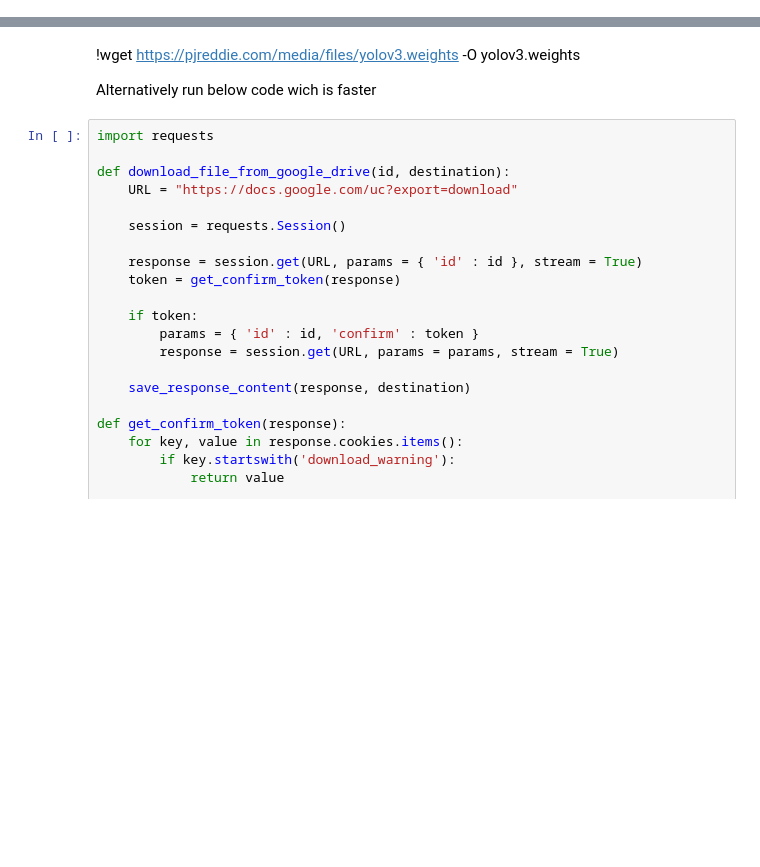
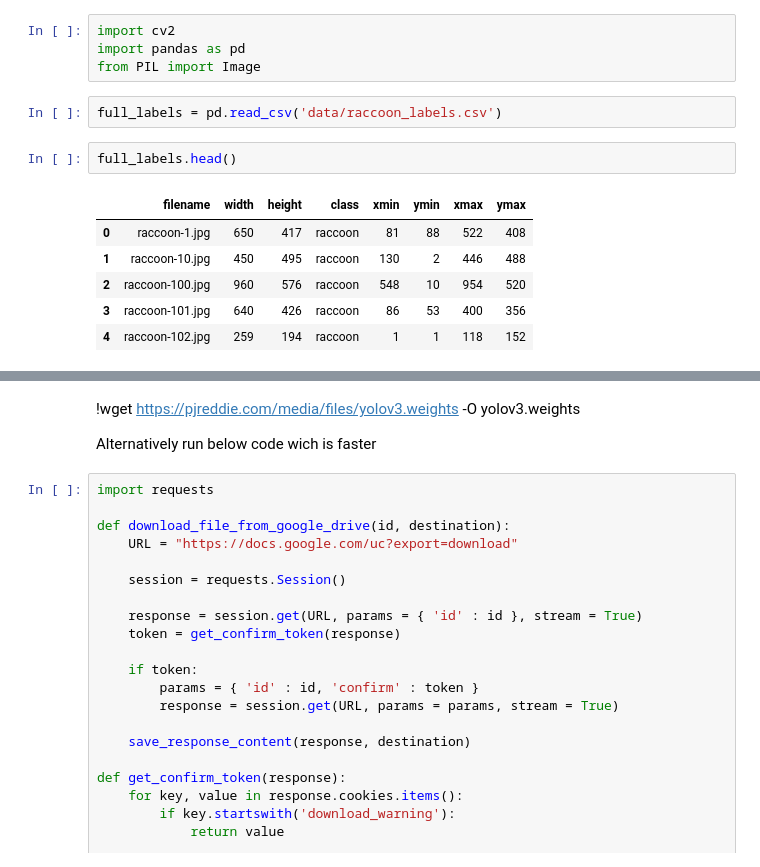
Before and after one commit to abhiyantaabhishek/speed_bump, a Jupyter notebook: yolo_train.ipynb, the cells around one changed output, grey strips where cells are left out. Saved outputs shown, nothing was run; the diff lists cells and outputs as text; blank space fills up the shorter version.

```diff
--- a/yolo_train.ipynb
+++ b/yolo_train.ipynb
@@ -24,0 +27,15 @@ Successfully installed Keras-2.3.1 Markdown-3.1.1 PyYAML-5.3 Werkzeug-0.16.0 grp
+# %%
+import cv2
+import pandas as pd
+from PIL import Image
+# %%
+full_labels = pd.read_csv('data/raccoon_labels.csv')
+# %%
+full_labels.head()
+# %% [output]
+|  | filename | width | height | class | xmin | ymin | xmax | ymax |
+| 0 | raccoon-1.jpg | 650 | 417 | raccoon | 81 | 88 | 522 | 408 |
+| 1 | raccoon-10.jpg | 450 | 495 | raccoon | 130 | 2 | 446 | 488 |
+| 2 | raccoon-100.jpg | 960 | 576 | raccoon | 548 | 10 | 954 | 520 |
+| 3 | raccoon-101.jpg | 640 | 426 | raccoon | 86 | 53 | 400 | 356 |
+| 4 | raccoon-102.jpg | 259 | 194 | raccoon | 1 | 1 | 118 | 152 |
```
Also changed, not shown: parts of 32 cells of this notebook.
